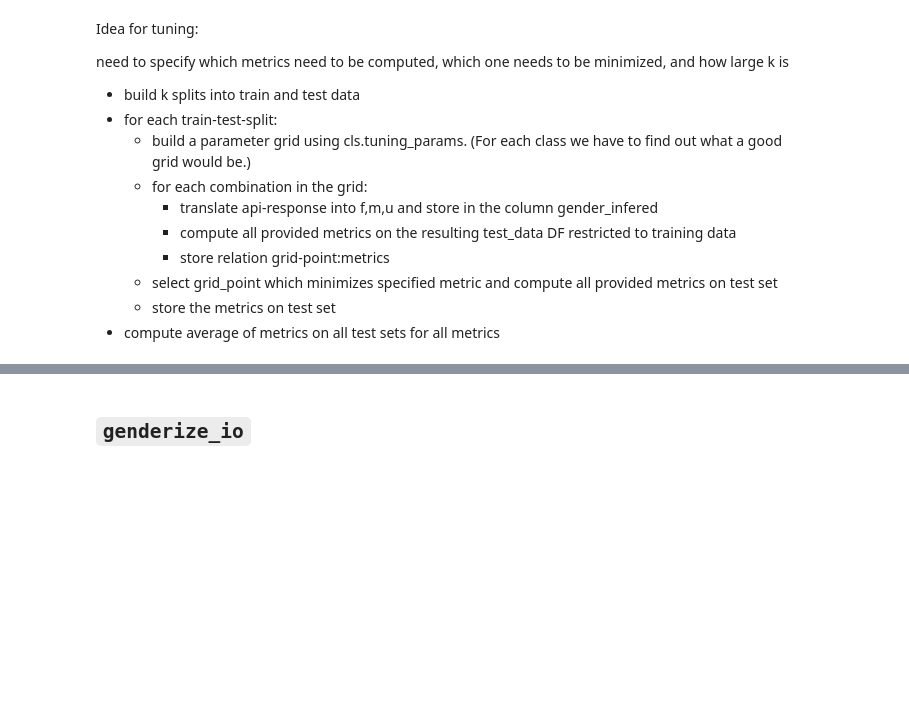
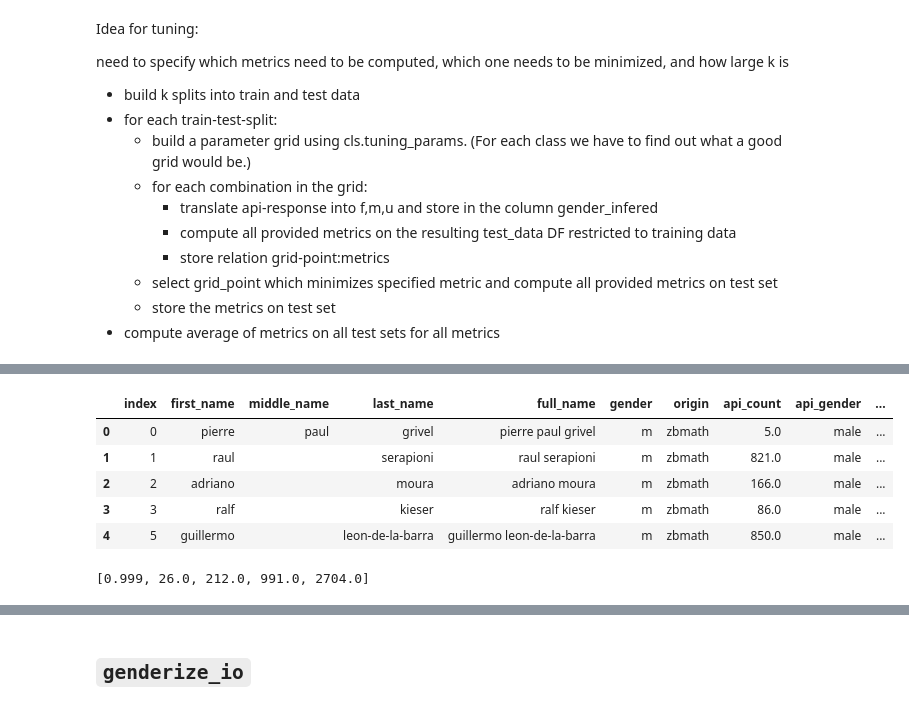
Before and after one commit to GenderGapSTEM-PublicationAnalysis/name_gender_inference, a Jupyter notebook: Parameter_tuning.ipynb, the cells around one changed output, grey strips where cells are left out. Drawn from its saved outputs; the diff is of its cells as text; code cells hidden in the pictures; blank space fills up the shorter version.

```diff
--- a/Parameter_tuning.ipynb
+++ b/Parameter_tuning.ipynb
@@ -51,0 +78,19 @@ genderize_io
+# %%
+# test on genderize_io
+tuning_param = 'api_count'
+evaluator = REGISTERED_EVALUATORS[-1]('all')
+evaluator.load_data(evaluated=True)
+evaluator.preprocess_data_for_parameter_tuning()
+evaluator.remove_rows_with_unknown_gender(gender=True, gender_infered=True)
+
+data = evaluator.test_data[tuning_param]
+evaluator.test_data['api_bins'] = pd.qcut(data, 5, duplicates='drop')
+# %%
+evaluator.test_data.head()
+# %% [output]
+|  | index | first_name | middle_name | last_name | full_name | gender | origin | api_count | api_gender | ... |
+| 0 | 0 | pierre | paul | grivel | pierre paul grivel | m | zbmath | 5.0 | male | ... |
+| 1 | 1 | raul |  | serapioni | raul serapioni | m | zbmath | 821.0 | male | ... |
+| 2 | 2 | adriano |  | moura | adriano moura | m | zbmath | 166.0 | male | ... |
+| 3 | 3 | ralf |  | kieser | ralf kieser | m | zbmath | 86.0 | male | ... |
+| 4 | 5 | guillermo |  | leon-de-la-barra | guillermo leon-de-la-barra | m | zbmath | 850.0 | male | ... |
@@ -51,0 +107,4 @@ genderize_io
+# %%
+compute_equal_frequency_binning(evaluator.test_data[tuning_param], 5)
+# %% [output]
+[0.999, 26.0, 212.0, 991.0, 2704.0]
```
Also changed, not shown: parts of 7 cells of this notebook, 2 other files.
